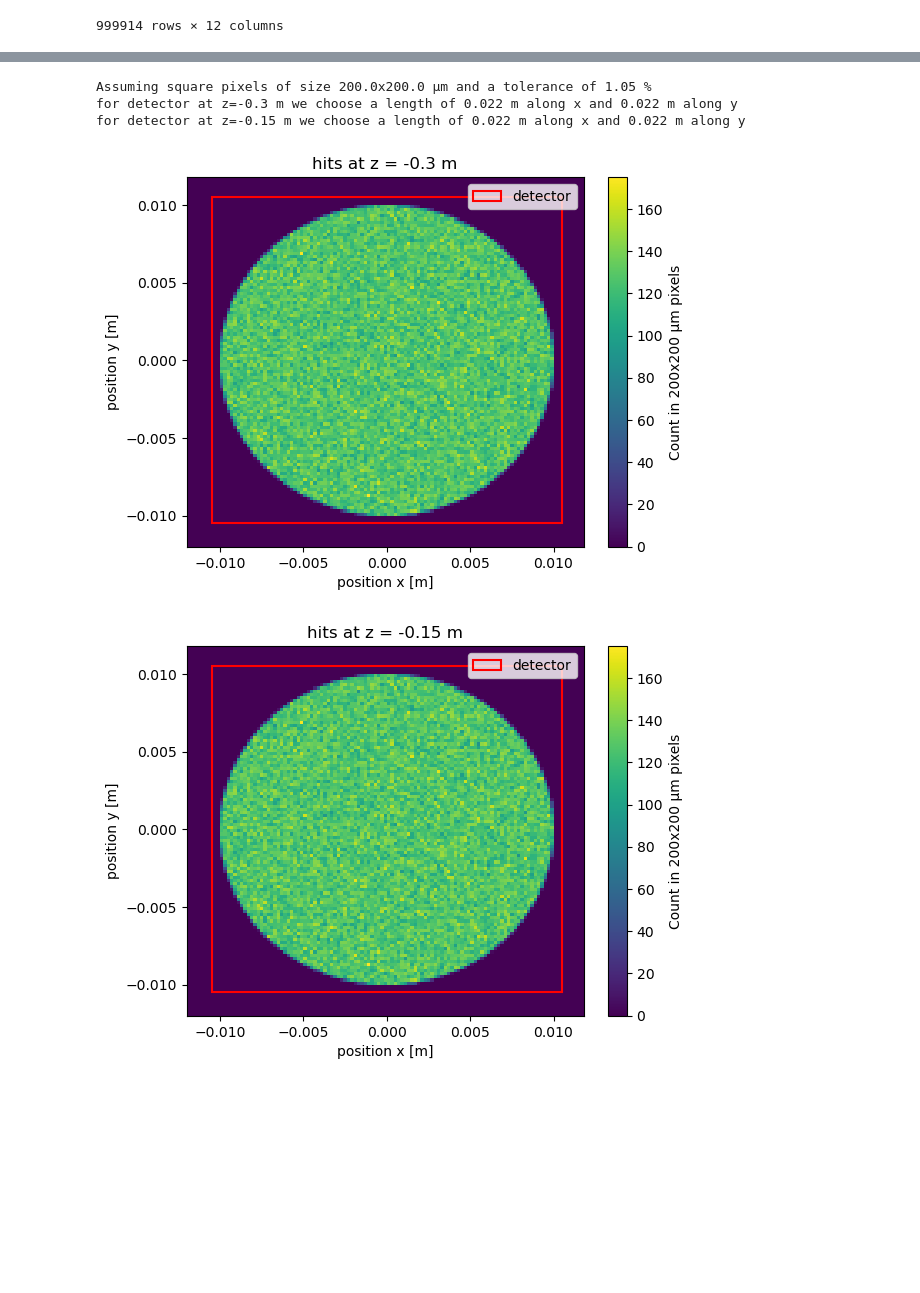
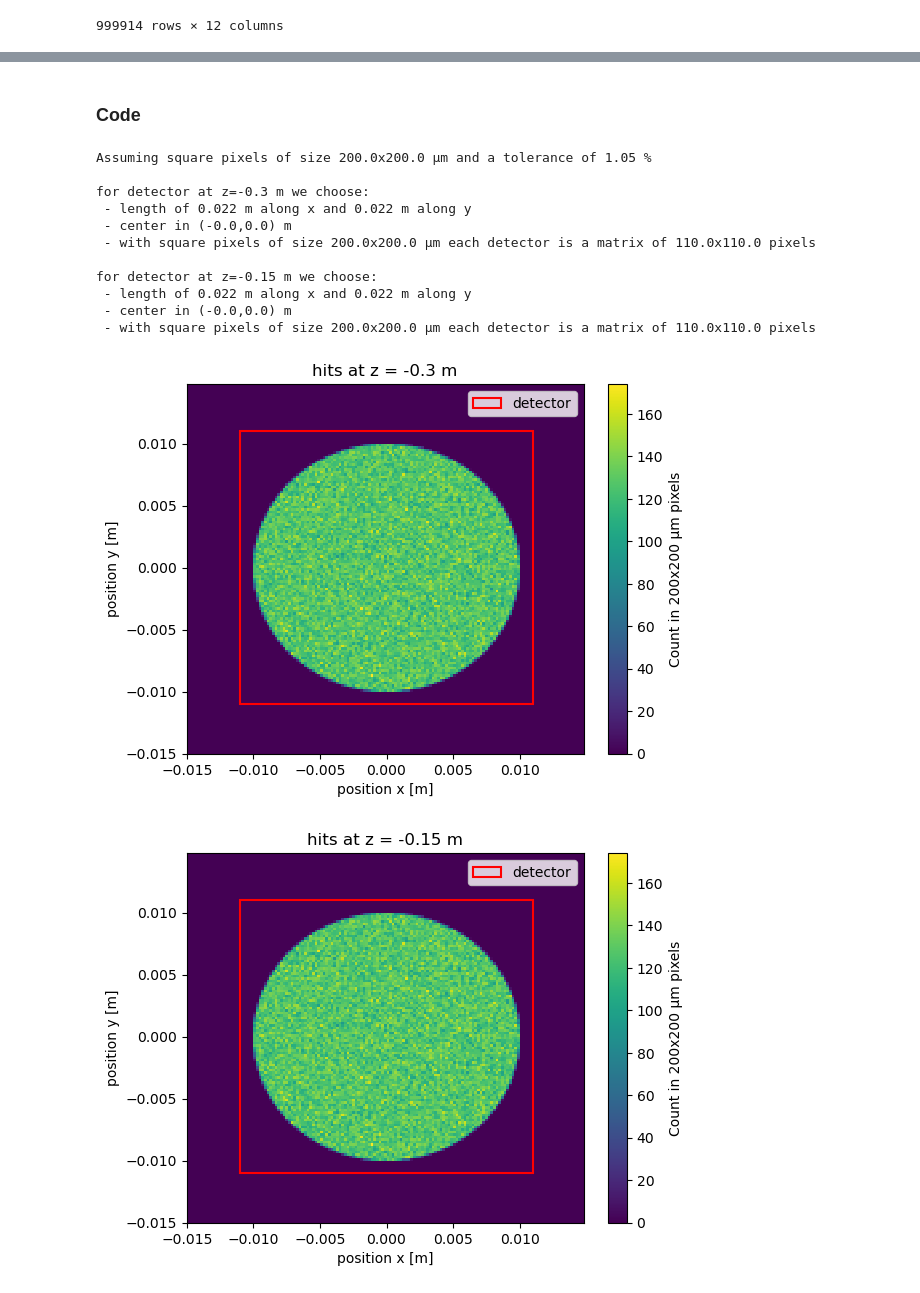
Before and after one commit to NicoloSalimbeni/muon_production_project, a Jupyter notebook: group_13_project.ipynb, the cells around one changed output, grey strips where cells are left out. Cells and saved outputs as stored; diff of their text form; code cells hidden in the pictures; blank space fills up the shorter version.

Commit message:
simulazione detector

```diff
--- a/group_13_project.ipynb
+++ b/group_13_project.ipynb
@@ -35,0 +65,8 @@ P_anti_mu = raw_data[['px_mu2', 'py_mu2', 'pz_mu2']].rename(columns={'px_mu2': '
+# %%
+def get_edges(pixel_length,x_center, y_center, x_length, y_length, oversize_pixels = 20):
+
+    edges_x = np.arange(x_center-x_length/2 -oversize_pixels * pixel_length, x_center + x_length/2 + oversize_pixels * pixel_length ,pixel_length)
+    edges_y = np.arange(y_center-y_length/2 -oversize_pixels * pixel_length, y_center + y_length/2 + oversize_pixels * pixel_length ,pixel_length)
+
+
+    return [edges_x, edges_y]
@@ -35,0 +124,9 @@ P_anti_mu = raw_data[['px_mu2', 'py_mu2', 'pz_mu2']].rename(columns={'px_mu2': '
+# %%
+def place_detector_on_hitsmap(ax, x_center, y_center, length_detector_x, length_detector_y):
+    x_min = x_center - length_detector_x/2
+    y_min = y_center - length_detector_y/2
+    square = Rectangle((x_min, y_min), length_detector_x, length_detector_y, linewidth=1.5, edgecolor='red', facecolor='none',label="detector")
+    _ = ax.add_patch(square)
+    ax.legend(loc='upper right')
+
+    return
@@ -36,30 +135,46 @@ P_anti_mu = raw_data[['px_mu2', 'py_mu2', 'pz_mu2']].rename(columns={'px_mu2': '
+# %% [markdown]
+### Code
 # %%
 z_positron_detectors = np.array([-0.30, -0.15]) # z of the silicon trackers before berillium target (we're traking positrons here)
 
-r_upstream_detectors = {}
+r_upstream_positions = {}
+positron_detectors= {}
 for z_new in z_positron_detectors:
-    r_upstream_detectors[z_new]=R_scattering.copy()
-    r_upstream_detectors[z_new]["z"]=np.ones(number_events)*z_new
+    r_upstream_positions[z_new]=R_scattering.copy()
+    r_upstream_positions[z_new]["z"]=np.ones(number_events)*z_new
 # %%
 pixel_length = 200e-6 #m
 tolerance = 1.05 #%
-print("Assuming square pixels of size {}x{} μm and a tolerance of {} %".format(pixel_length*1e6,pixel_length*1e6, tolerance))
-for z_pos, data in  r_upstream_detectors.items():
+print("Assuming square pixels of size {}x{} μm and a tolerance of {} %\n".format(pixel_length*1e6,pixel_length*1e6, tolerance))
+for z_pos, data in  r_upstream_positions.items():
     # create hits map
+    x_center, y_center, z_center, x_length, y_length, pixel_length = choose_detector_specs(data,tolerance,pixel_length)
+    detector = Detector(x_center, y_center,z_center,x_length, y_length, pixel_length)
+    detector.load_data(data)
+    positron_detectors[z_pos]=detector
+
+    #plot hits_map
     fig, ax = plt.subplots(1,1)
-    hist = ax.hist2d(data["x"],data["y"],bins=get_edges(data,pixel_length), cmap = "viridis")
+    hist = ax.hist2d(data["x"],data["y"],bins=get_edges(pixel_length, x_center, y_center, x_length, y_length), cmap = "viridis")
     cbar = fig.colorbar(hist[3], ax=ax, cmap="viridis")
     pixel_length_label = round(pixel_length*1e6)
     cbar.set_label('Count in {}x{} μm pixels'.format(pixel_length_label,pixel_length_label))
     ax.set_xlabel("position x [m]")
     ax.set_ylabel("position y [m]")
     ax.set_title("hits at z = {} m".format(data["z"][0]))
-
-    place_detector_on_hitsmap(data,tolerance,ax)
+    place_detector_on_hitsmap(ax, x_center, y_center, x_length, y_length)
 # %% [output]
 Assuming square pixels of size 200.0x200.0 μm and a tolerance of 1.05 %
-for detector at z=-0.3 m we choose a length of 0.022 m along x and 0.022 m along y
-for detector at z=-0.15 m we choose a length of 0.022 m along x and 0.022 m along y
+
+for detector at z=-0.3 m we choose:
+ - length of 0.022 m along x and 0.022 m along y
+ - center in (-0.0,0.0) m
+ - with square pixels of size 200.0x200.0 μm each detector is a matrix of 110.0x110.0 pixels
+
+for detector at z=-0.15 m we choose:
+ - length of 0.022 m along x and 0.022 m along y
+ - center in (-0.0,0.0) m
+ - with square pixels of size 200.0x200.0 μm each detector is a matrix of 110.0x110.0 pixels
-[figure, old version]
+[figure, new version]
-[figure, old version]
+[figure, new version]
 # %% [markdown]
```
Also changed, not shown: parts of 17 cells of this notebook, 1 other file.
